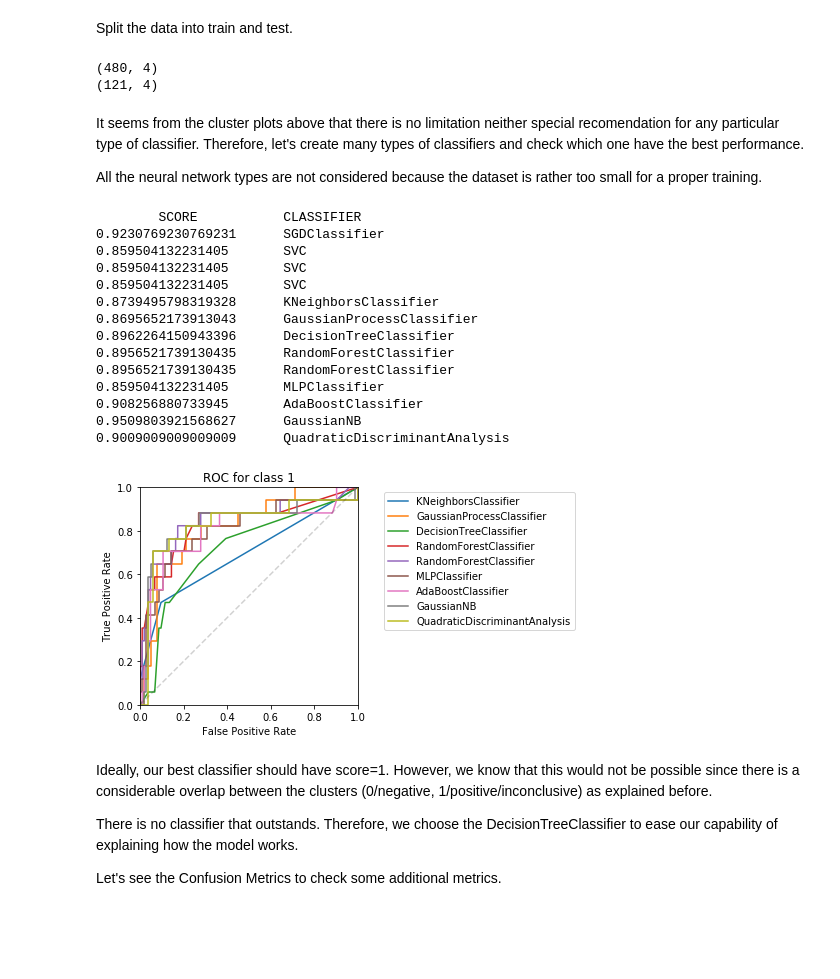
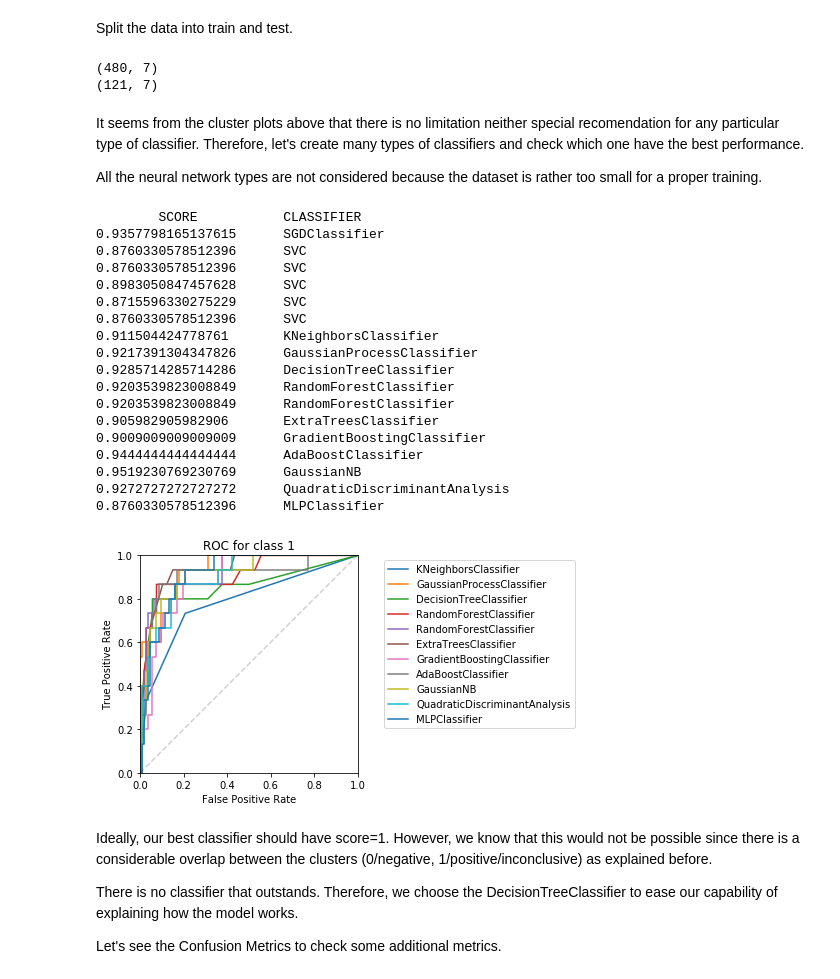
Before and after one commit to diogodutra/COVID-19-Albert_Eintein, a Jupyter notebook: COVID-19_Albert_Einstein.ipynb, the cells around one changed output. Cells and saved outputs as stored; diff of their text form; code cells hidden in the pictures; blank space fills up the shorter version.

```diff
--- a/COVID-19_Albert_Einstein.ipynb
+++ b/COVID-19_Albert_Einstein.ipynb
@@ -275,11 +295,16 @@ features_covid = [
     'Leukocytes',
     'Monocytes',
     'Platelets',
+    'Basophils',
+    'Lymphocytes',
+    'Hematocrit',
     'Patient age quantile',
 ]
 
 dat = data[features_covid + [label,]].dropna()
 
+dat.loc[:, label] = [1 if y=='positive' else 0 for y in dat[label]]
+
 print(dat.shape)
 dat.head()
 # %% [output]
@@ -485,8 +644,8 @@ X_train, X_test, y_train, y_test = train_test_split(X, y,
 print(X_train.shape)
 print(X_test.shape)
 # %% [output]
-(480, 4)
-(121, 4)
+(480, 7)
+(121, 7)
 # %% [markdown]
 It seems from the cluster plots above that there is no limitation neither special recomendation for any particular type of classifier. Therefore, let's create many types of classifiers and check which one have the best performance.
 
@@ -502,7 +661,7 @@ from sklearn.svm import SVC, NuSVC
 from sklearn.gaussian_process import GaussianProcessClassifier
 from sklearn.gaussian_process.kernels import RBF
 from sklearn.tree import DecisionTreeClassifier
-from sklearn.ensemble import RandomForestClassifier, AdaBoostClassifier
+from sklearn.ensemble import RandomForestClassifier, AdaBoostClassifier, ExtraTreesClassifier, GradientBoostingClassifier
 from sklearn.naive_bayes import GaussianNB
 from sklearn.discriminant_analysis import QuadraticDiscriminantAnalysis
 from sklearn import mixture
@@ -514,18 +673,22 @@ models = [
 #     Perceptron(),
 #     PassiveAggressiveClassifier(),
     SVC(kernel='rbf'),
-    SVC(kernel="linear", C=0.025),
+    SVC(kernel="linear"),
+    SVC(kernel="poly"),
+    SVC(kernel="sigmoid"),
     SVC(gamma=2, C=1),
     KNeighborsClassifier(2),
     GaussianProcessClassifier(1.0 * RBF(1.0)),
     DecisionTreeClassifier(max_depth=5),
     RandomForestClassifier(),
     RandomForestClassifier(max_depth=7, n_estimators=100),
-    MLPClassifier(alpha=1, max_iter=1000),
+    ExtraTreesClassifier(),
+    GradientBoostingClassifier(),
     AdaBoostClassifier(),
     GaussianNB(),
 #     mixture.GaussianMixture(n_components=2),
     QuadraticDiscriminantAnalysis(),
+    MLPClassifier(alpha=1, max_iter=1000),
 ]
 
 
@@ -556,19 +719,23 @@ for model in models:
     print(f'{score}\t{get_name(model)}')
 # %% [output]
         SCORE           CLASSIFIER
-0.9230769230769231      SGDClassifier
-0.859504132231405       SVC
-0.859504132231405       SVC
-0.859504132231405       SVC
-0.8739495798319328      KNeighborsClassifier
-0.8695652173913043      GaussianProcessClassifier
-0.8962264150943396      DecisionTreeClassifier
-0.8956521739130435      RandomForestClassifier
-0.8956521739130435      RandomForestClassifier
-0.859504132231405       MLPClassifier
-0.908256880733945       AdaBoostClassifier
-0.9509803921568627      GaussianNB
-0.9009009009009009      QuadraticDiscriminantAnalysis
+0.9357798165137615      SGDClassifier
+0.8760330578512396      SVC
+0.8760330578512396      SVC
+0.8983050847457628      SVC
+0.8715596330275229      SVC
+0.8760330578512396      SVC
+0.911504424778761       KNeighborsClassifier
+0.9217391304347826      GaussianProcessClassifier
+0.9285714285714286      DecisionTreeClassifier
+0.9203539823008849      RandomForestClassifier
+0.9203539823008849      RandomForestClassifier
+0.905982905982906       ExtraTreesClassifier
+0.9009009009009009      GradientBoostingClassifier
+0.9444444444444444      AdaBoostClassifier
+0.9519230769230769      GaussianNB
+0.9272727272727272      QuadraticDiscriminantAnalysis
+0.8760330578512396      MLPClassifier
 # %%
 from sklearn.metrics import roc_curve, auc, roc_auc_score
 
@@ -577,35 +744,35 @@ pos_label = 1
 y_true = y_test
 
 plt.figure()
 
 leg = []
 
 for model in models[1:]:
 
     y_true_class_roc = [1 if y==pos_label else 0 for y in y_true]
 
     try:
         fpr, tpr, _ = roc_curve(y_true_class_roc, model.predict_proba(X_test)[:, pos_label])
 
         plt.plot(fpr, tpr)
 
         leg.append(get_name(model))
 
     except:
         pass
 
 
 plt.plot([0, 1], [0, 1], color='k', alpha=.2, linestyle='--')
 plt.xlim([0.0, 1.0])
 plt.ylim([0.0, 1.0])
 plt.gca().set_aspect('equal')
 plt.xlabel('False Positive Rate')
 plt.ylabel('True Positive Rate')
-plt.title(f'ROC for class {class_roc}')
+plt.title(f'ROC for class {pos_label}')
 plt.legend(leg, bbox_to_anchor=(1.1, 1))#loc="lower right")
 plt.show()
 # %% [output]
-[figure, old version]
+[figure, new version]
 # %% [markdown]
 Ideally, our best classifier should have score=1. However, we know that this would not be possible since there is a considerable overlap between the clusters (0/negative, 1/positive/inconclusive) as explained before.
 
```
Also changed, not shown: parts of 28 cells of this notebook, 4 other files.
